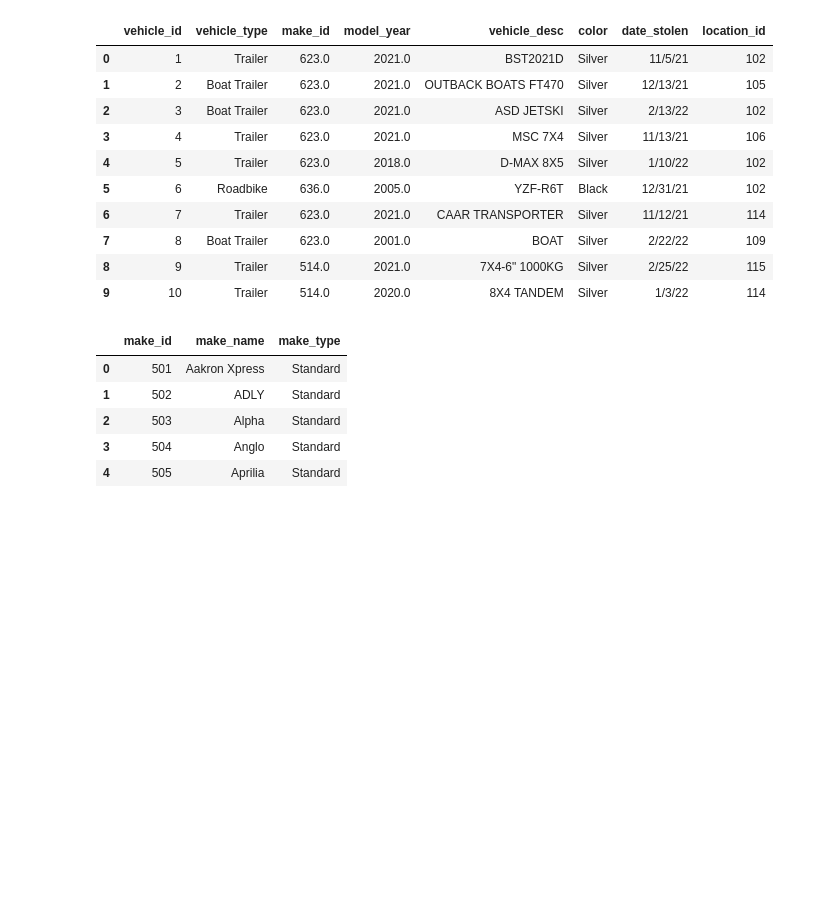
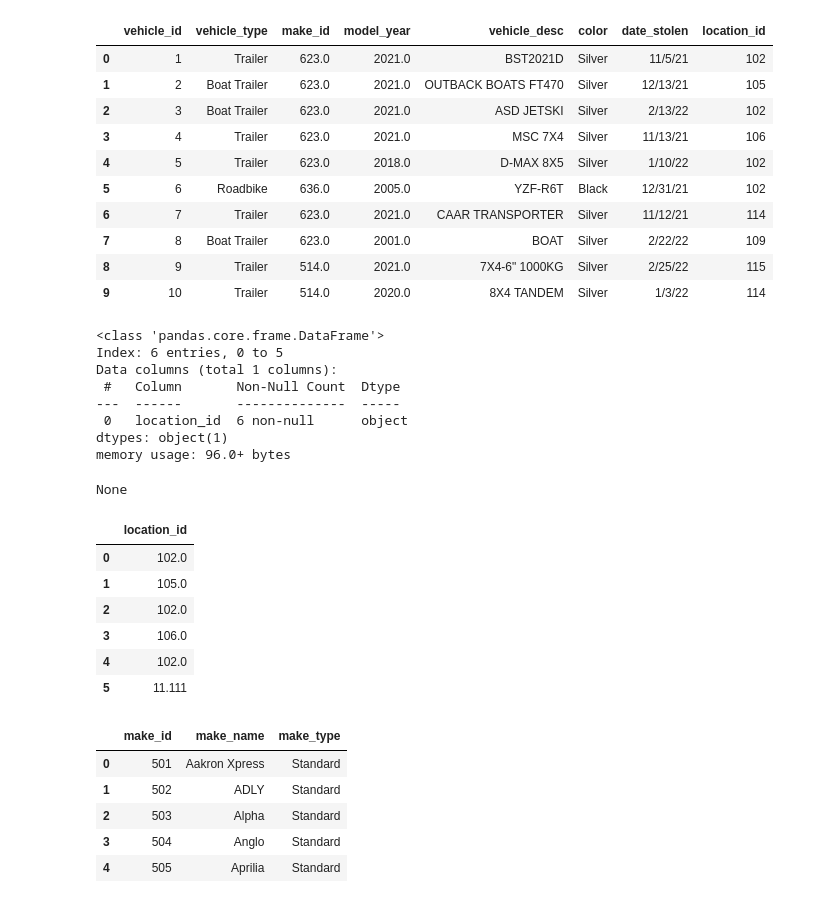
Before and after one commit to hmarshmello/Stolen_Motor_Vehicle_Analysis, a Jupyter notebook: explore.ipynb, the cells around one changed output. Cells and saved outputs as stored; diff of their text form; code cells hidden in the pictures; blank space fills up the shorter version.

```diff
--- a/explore.ipynb
+++ b/explore.ipynb
@@ -23,6 +23,31 @@ df.head(10)
 | 7 | 8 | Boat Trailer | 623.0 | 2001.0 | BOAT | Silver | 2/22/22 | 109 |
 | 8 | 9 | Trailer | 514.0 | 2021.0 | 7X4-6" 1000KG | Silver | 2/25/22 | 115 |
 | 9 | 10 | Trailer | 514.0 | 2020.0 | 8X4 TANDEM | Silver | 1/3/22 | 114 |
+# %%
+df1 = df[['location_id']].head(5)
+df1.loc[len(df1.index)] = {'location_id': 11.111}
+# %%
+df1['location_id'] = df1['location_id'].astype(str)
+# %%
+display(df1.info())
+display(df1)
+# %% [output]
+<class 'pandas.core.frame.DataFrame'>
+Index: 6 entries, 0 to 5
+Data columns (total 1 columns):
+ #   Column       Non-Null Count  Dtype
+---  ------       --------------  -----
+ 0   location_id  6 non-null      object
+dtypes: object(1)
+memory usage: 96.0+ bytes
+None
+|  | location_id |
+| 0 | 102.0 |
+| 1 | 105.0 |
+| 2 | 102.0 |
+| 3 | 106.0 |
+| 4 | 102.0 |
+| 5 | 11.111 |
 # %%
 df1 = pd.read_csv('Datasets/make_details.csv')
 df1.head()
```
Also changed, not shown: parts of 4 cells of this notebook.
